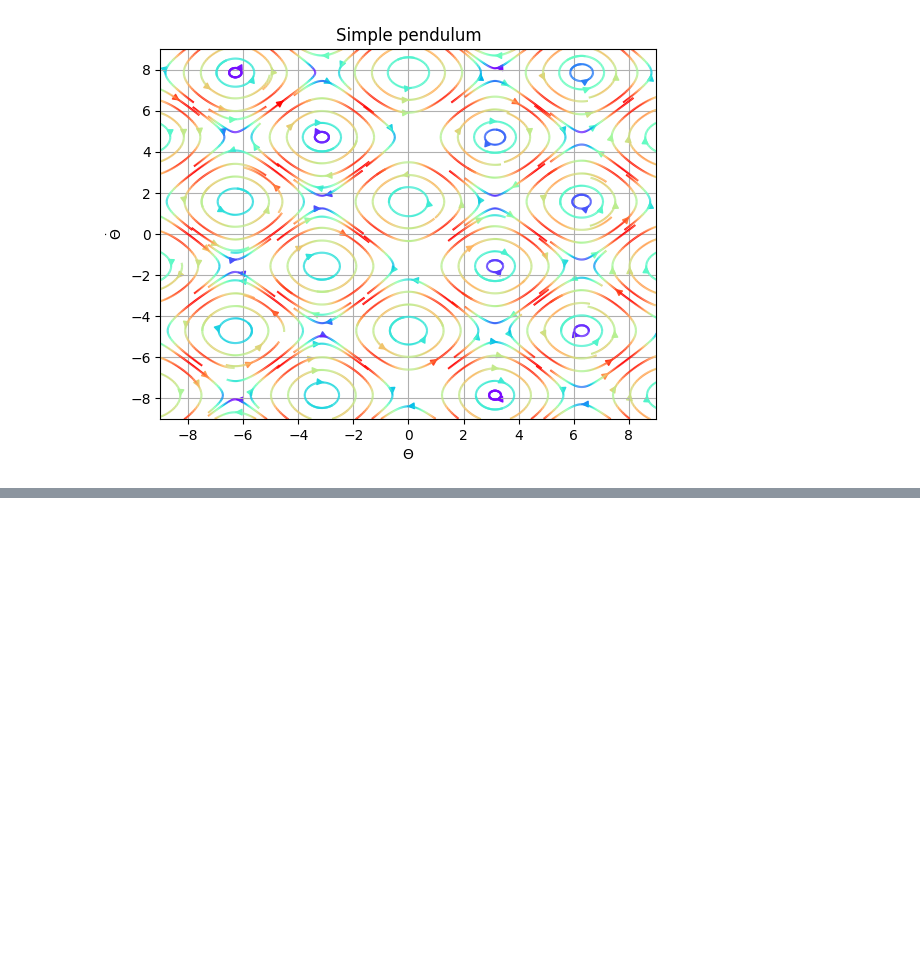
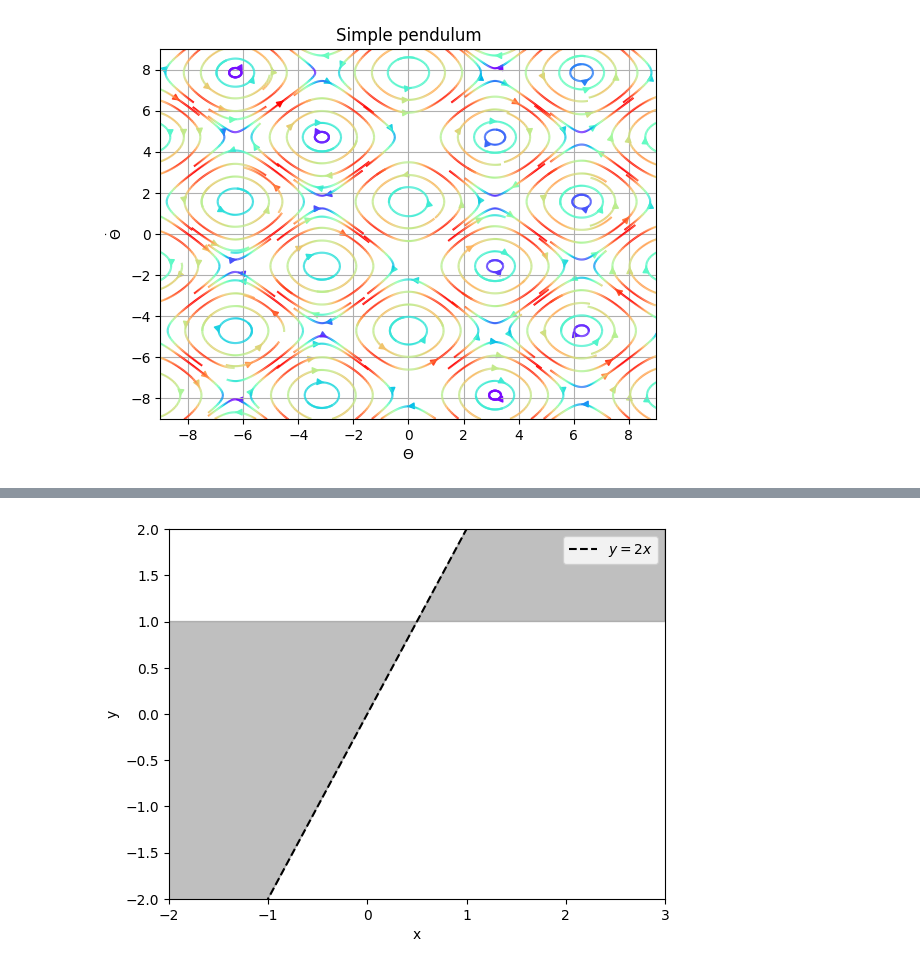
Before and after one commit to Jackmastro/Semester_Project, a Jupyter notebook: notebooks/tests.ipynb, the cells around one changed output, grey strips where cells are left out. Saved outputs shown, nothing was run; the diff lists cells and outputs as text; code cells hidden in the pictures; blank space fills up the shorter version.

```diff
--- a/notebooks/tests.ipynb
+++ b/notebooks/tests.ipynb
@@ -29,0 +69,28 @@ SimplePendulum.plot()
+# %%
+import matplotlib.pyplot as plt
+import numpy as np
+
+# Sample figure
+fig, ax = plt.subplots()
+
+# Line equation y = 2x
+x = np.linspace(-2, 3, 500)
+y = 2 * x
+ax.plot(x, y, color='black', linestyle='--', label=r'$y = 2x$')
+
+# Define x limits for left and right halves
+x_left, x_right = -2, 3
+
+# Fill the region below y = 2x (left of the line)
+ax.fill_between(x, y, 1, color='gray', alpha=0.5)
+
+# Adjust limits and labels
+ax.set_xlim(x_left, x_right)
+ax.set_ylim(-2, 2)
+ax.set_xlabel("x")
+ax.set_ylabel("y")
+ax.legend()
+
+plt.show()
+# %% [output]
+[figure, added]
```
Also changed, not shown: parts of 4 cells of this notebook, 8 other files.
